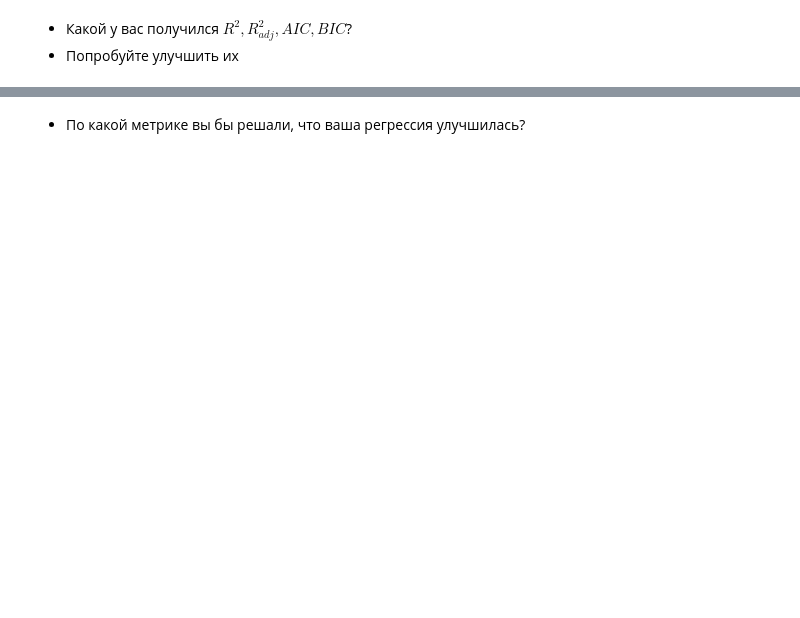
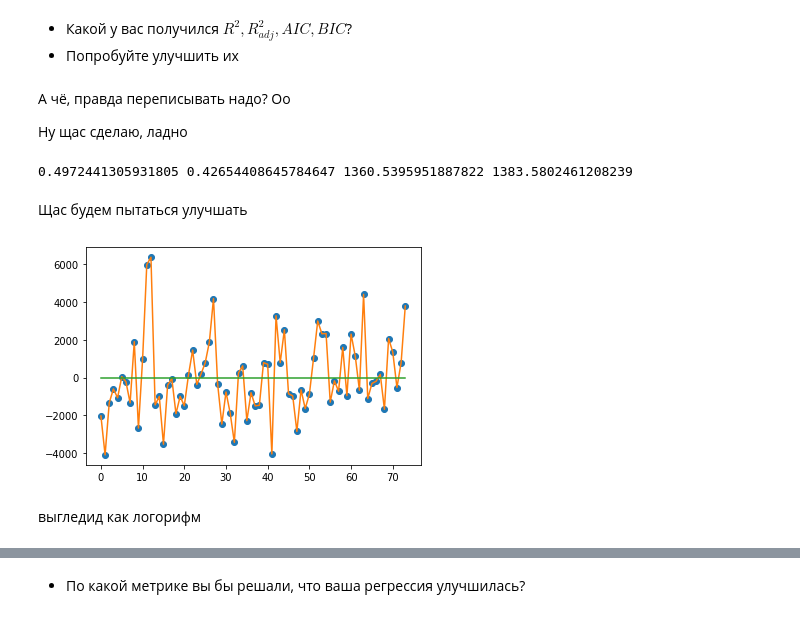
Before and after one commit to yk4r2/AAA, a Jupyter notebook: homeworks/HW1/main.ipynb, the cells around one changed output, grey strips where cells are left out. Drawn from its saved outputs; the diff is of its cells as text; code cells hidden in the pictures; blank space fills up the shorter version.

```diff
--- a/homeworks/HW1/main.ipynb
+++ b/homeworks/HW1/main.ipynb
@@ -78,0 +207,12 @@ import seaborn as sns
+# %%
+df_matrix.rep78 = df_matrix.rep78.fillna(0)
+# %%
+import statsmodels.api as sm
+import numpy as np
+
+Y = df_matrix['price']
+X = df_matrix.drop(['price', 'make', 'foreign'], axis=1)
+X['const'] = 1
+
+res = sm.OLS(endog=Y, exog=X).fit()
+res.summary()
@@ -82,3 +256,23 @@ import seaborn as sns
 # %% [markdown]
 - Какой у вас получился $R^2, R^2_{adj}, AIC, BIC$?
 - Попробуйте улучшить их
+# %% [markdown]
+А чё, правда переписывать надо? Оо
+
+Ну щас сделаю, ладно
+# %%
+print(res.rsquared, res.rsquared_adj, res.aic, res.bic)
+# %% [output]
+0.4972441305931805 0.42654408645784647 1360.5395951887822 1383.5802461208239
+# %% [markdown]
+Щас будем пытаться улучшать
+# %%
+from matplotlib import pyplot as plt
+
+plt.plot(res.resid, 'o', linestyle='')
+plt.plot([(i, 0) for i in res.resid])
+plt.show()
+# %% [output]
+[figure, added]
+# %% [markdown]
+выгледид как логорифм
```
Also changed, not shown: parts of 86 cells of this notebook, 1 other file.
